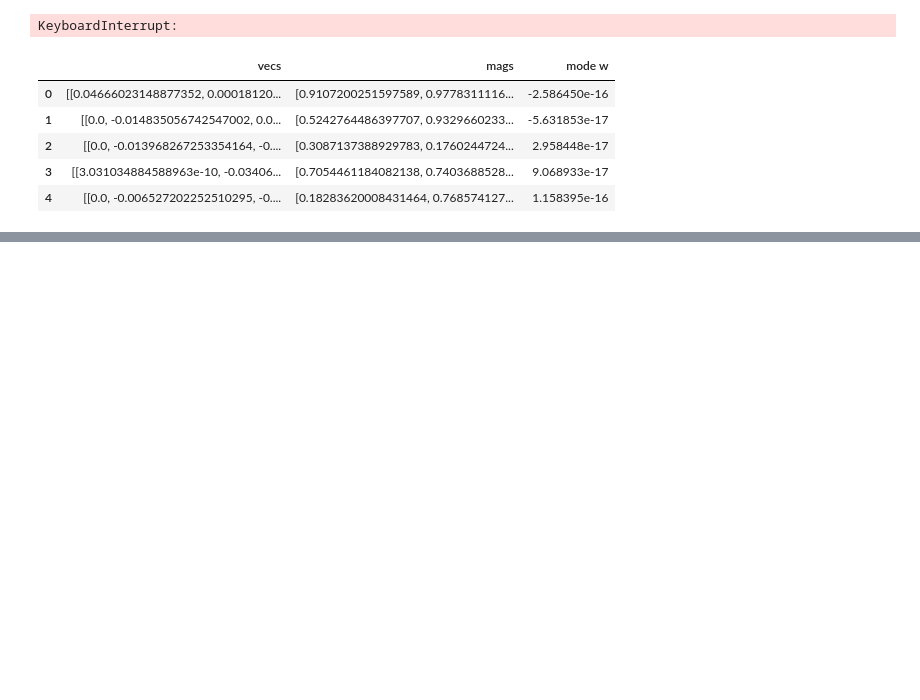
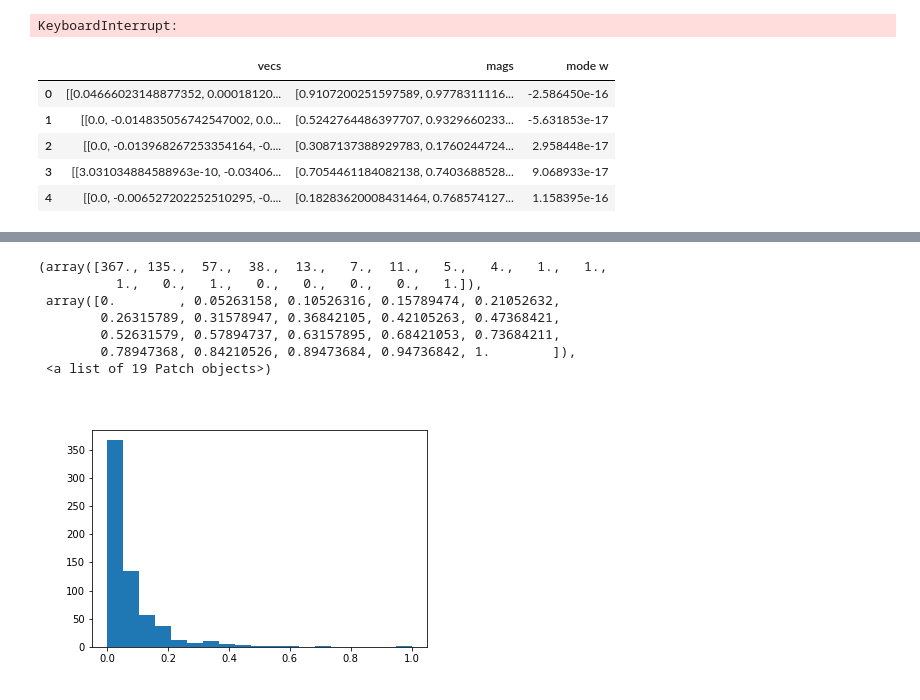
Before and after one commit to AllenCellModeling/normal_mode_analysis, a Jupyter notebook: normal_mode_analysis/nucleus_mesh_nma.ipynb, the cells around one changed output, grey strips where cells are left out. Drawn from its saved outputs; the diff is of its cells as text; code cells hidden in the pictures; blank space fills up the shorter version.

```diff
--- a/normal_mode_analysis/nucleus_mesh_nma.ipynb
+++ b/normal_mode_analysis/nucleus_mesh_nma.ipynb
@@ -195,0 +222,13 @@ plt.hist(vecs)
+# %%
+mode = 400
+vecs = df.iloc[mode]['mags']
+plt.hist(vecs, bins = np.linspace(0, 1, 20))
+# %% [output]
+(array([367., 135.,  57.,  38.,  13.,   7.,  11.,   5.,   4.,   1.,   1.,
+          1.,   0.,   1.,   0.,   0.,   0.,   0.,   1.]),
+ array([0.        , 0.05263158, 0.10526316, 0.15789474, 0.21052632,
+        0.26315789, 0.31578947, 0.36842105, 0.42105263, 0.47368421,
+        0.52631579, 0.57894737, 0.63157895, 0.68421053, 0.73684211,
+        0.78947368, 0.84210526, 0.89473684, 0.94736842, 1.        ]),
+ <a list of 19 Patch objects>)
+[figure, added]
```
Also changed, not shown: parts of 6 cells of this notebook.
